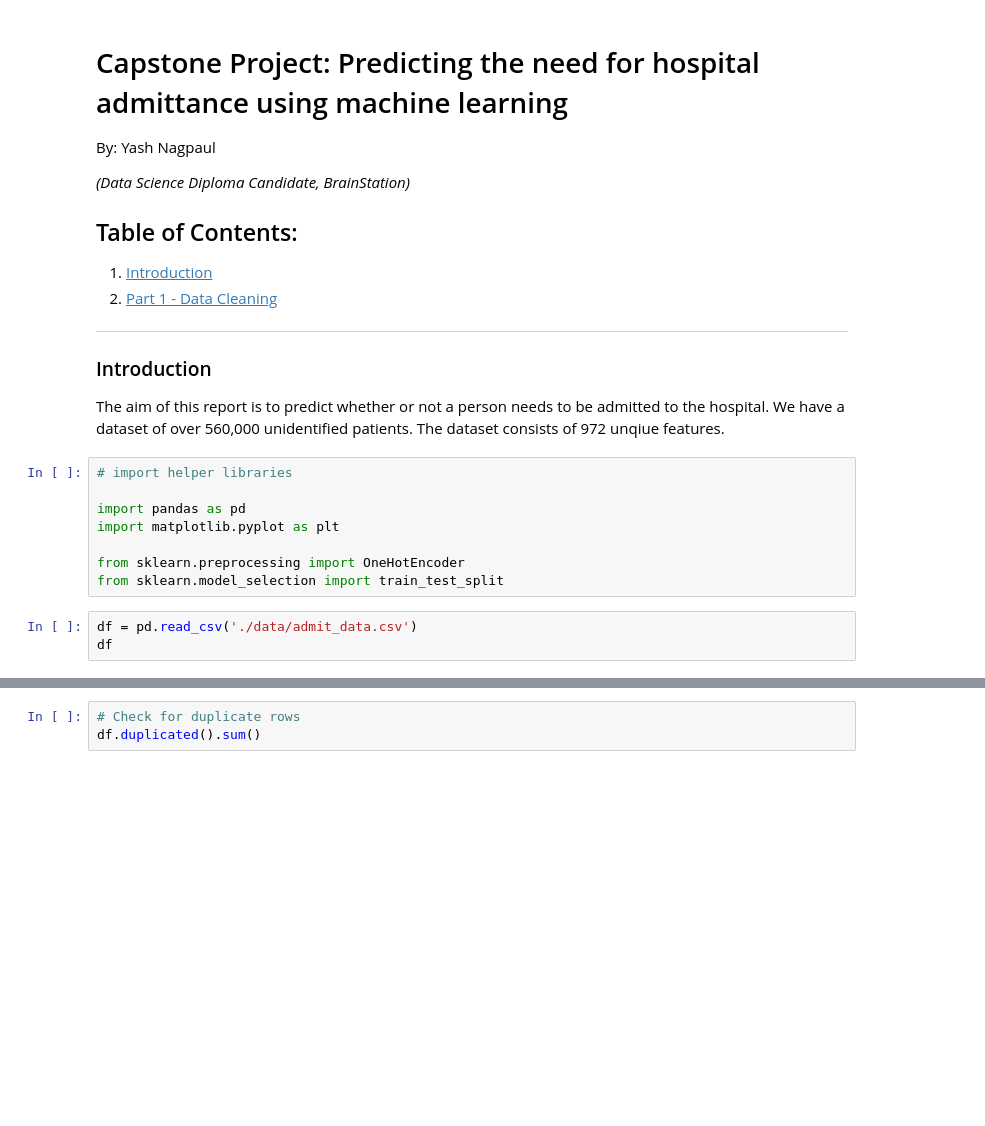
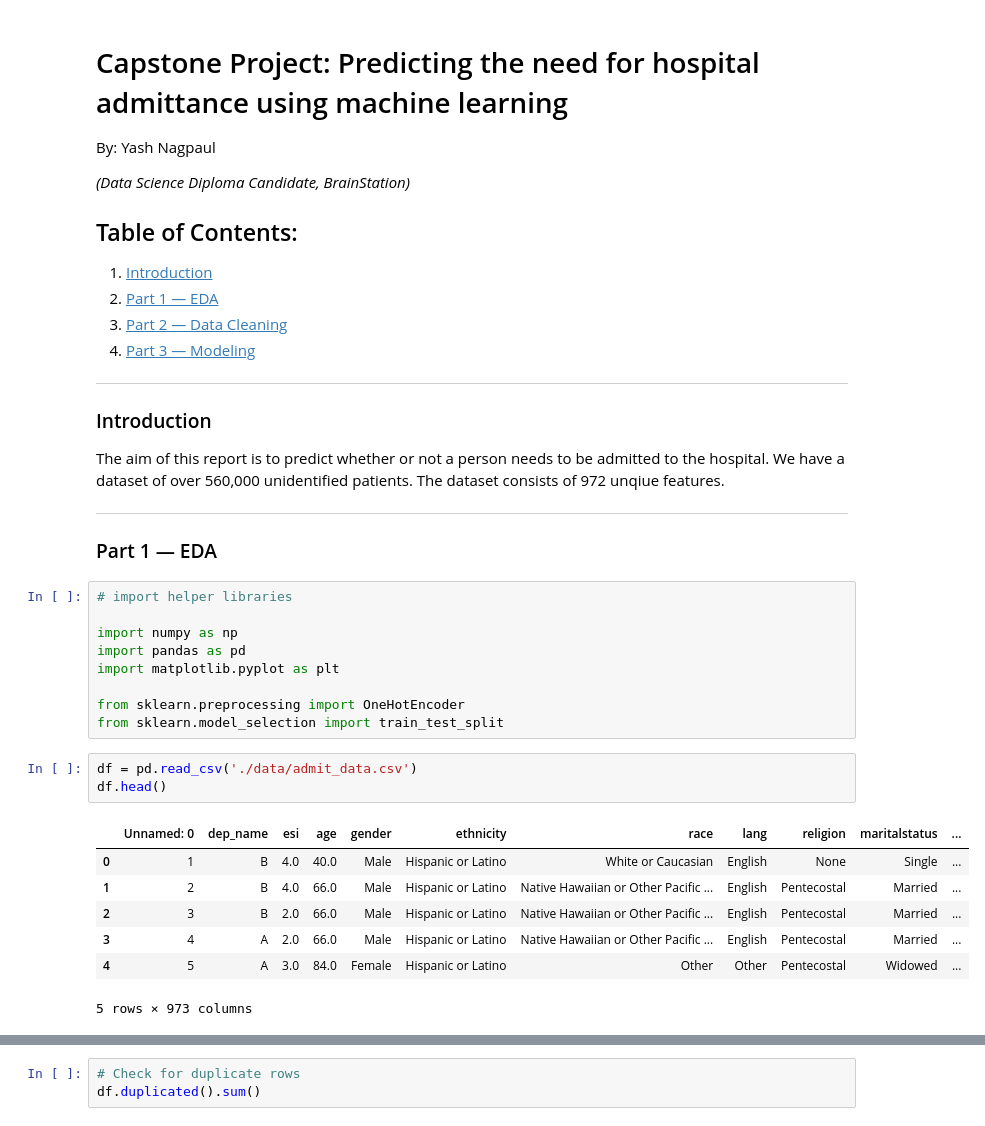
Before and after one commit to yashnagpaul/data-science-capstone, a Jupyter notebook: Yash_Nagpaul_Capstone.ipynb, the cells around one changed output, grey strips where cells are left out. Drawn from its saved outputs; the diff is of its cells as text; blank space fills up the shorter version.

```diff
--- a/Yash_Nagpaul_Capstone.ipynb
+++ b/Yash_Nagpaul_Capstone.ipynb
@@ -6,14 +6,21 @@ By: Yash Nagpaul
 *(Data Science Diploma Candidate, BrainStation)*
 
 ## Table of Contents:
-1. <a href="#">Introduction</a>
-2. <a href="part-1">Part 1 - Data Cleaning</a>
+1. <a href="#Introduction">Introduction</a>
+2. <a href="#Part-1-—-EDA">Part 1 — EDA</a>
+3. <a href="#Part-2-—-Data-Cleaning">Part 2 — Data Cleaning</a>
+4. <a href="#Part-3-—-Modeling">Part 3 — Modeling</a>
+
 ---
 ### Introduction
 The aim of this report is to predict whether or not a person needs to be admitted to the hospital. We have a dataset of over 560,000 unidentified patients. The dataset consists of 972 unqiue features.
+
+---
+### Part 1 — EDA
 # %%
 # import helper libraries
 
+import numpy as np
 import pandas as pd
 import matplotlib.pyplot as plt
 
@@ -21,4 +28,12 @@ from sklearn.preprocessing import OneHotEncoder
 from sklearn.model_selection import train_test_split
 # %%
 df = pd.read_csv('./data/admit_data.csv')
-df
+df.head()
+# %% [output]
+|  | Unnamed: 0 | dep_name | esi | age | gender | ethnicity | race | lang | religion | maritalstatus | ... |
+| 0 | 1 | B | 4.0 | 40.0 | Male | Hispanic or Latino | White or Caucasian | English | None | Single | ... |
+| 1 | 2 | B | 4.0 | 66.0 | Male | Hispanic or Latino | Native Hawaiian or Other Pacific ... | English | Pentecostal | Married | ... |
+| 2 | 3 | B | 2.0 | 66.0 | Male | Hispanic or Latino | Native Hawaiian or Other Pacific ... | English | Pentecostal | Married | ... |
+| 3 | 4 | A | 2.0 | 66.0 | Male | Hispanic or Latino | Native Hawaiian or Other Pacific ... | English | Pentecostal | Married | ... |
+| 4 | 5 | A | 3.0 | 84.0 | Female | Hispanic or Latino | Other | Other | Pentecostal | Widowed | ... |
+5 rows × 973 columns
```
Also changed, not shown: parts of 25 cells of this notebook.
